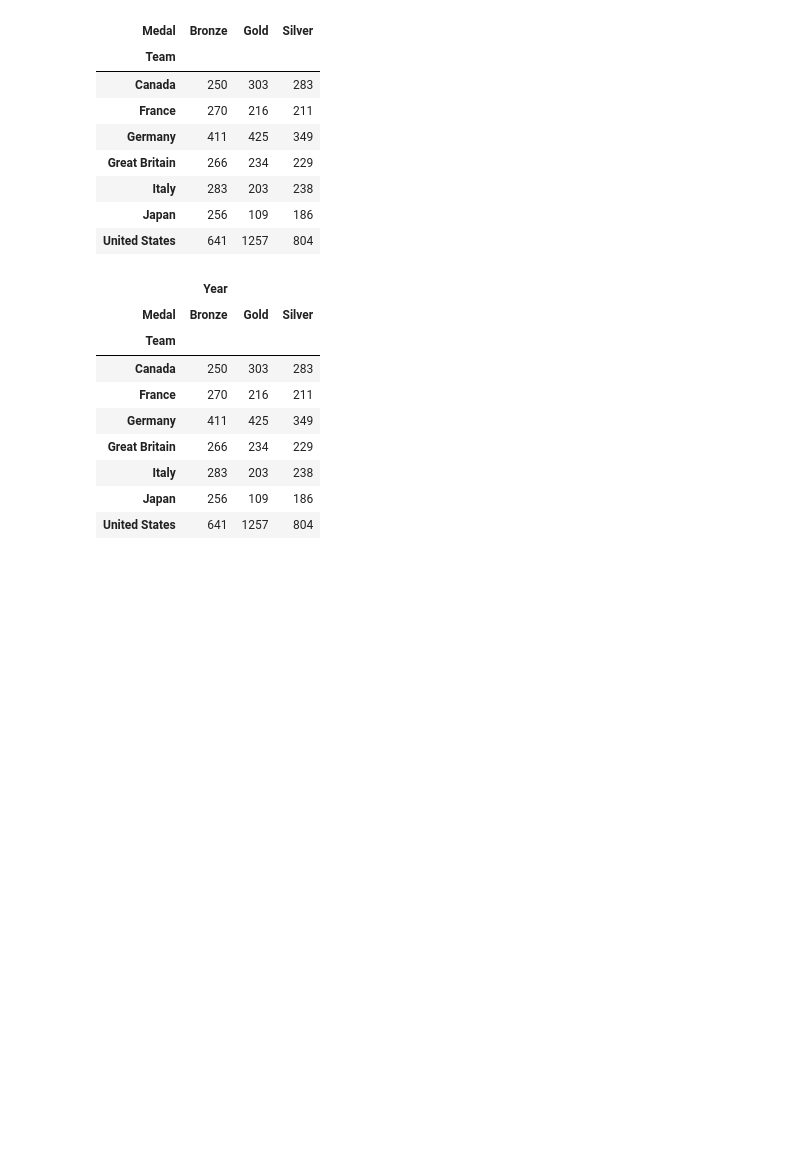
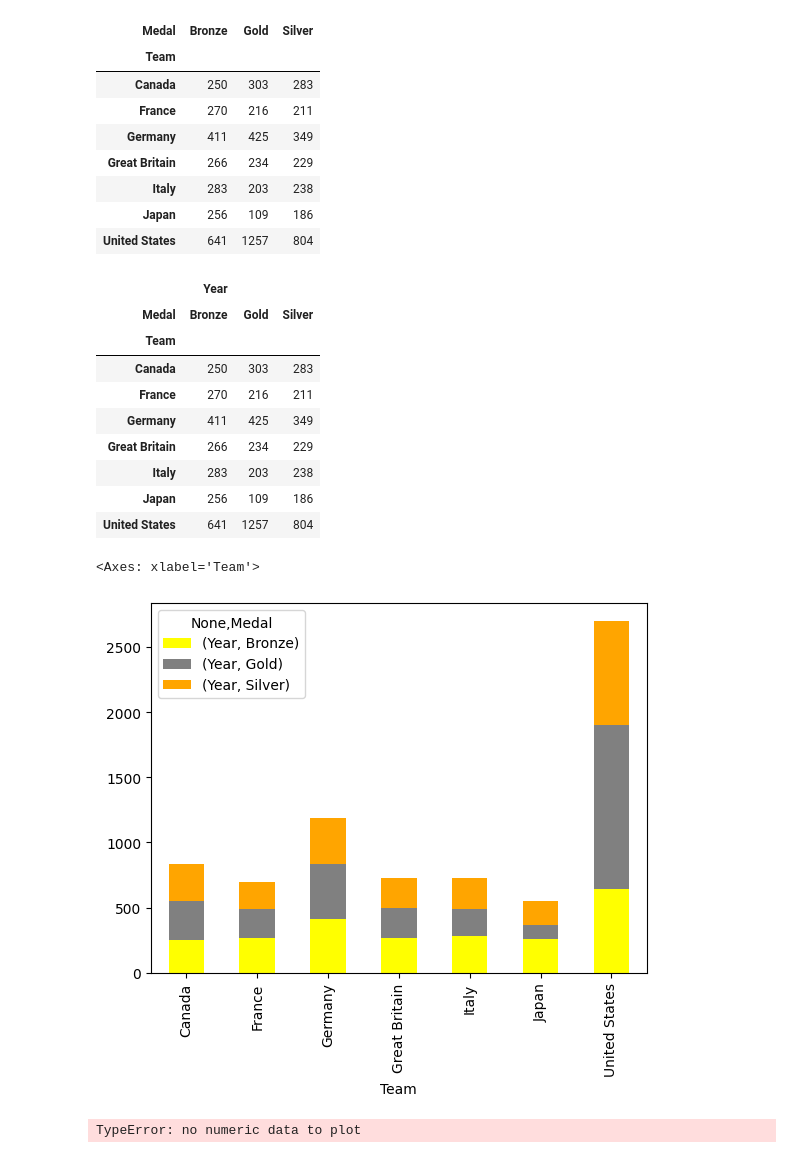
Before and after one commit to reuven/apple-2025-01Jan-plotting, a Jupyter notebook: Apple 2025-01Jan-09.ipynb, the cells around one changed output. Drawn from its saved outputs; the diff is of its cells as text; code cells hidden in the pictures; blank space fills up the shorter version.

```diff
--- a/Apple 2025-01Jan-09.ipynb
+++ b/Apple 2025-01Jan-09.ipynb
@@ -560,11 +560,18 @@ df.head()
 # %%
 (
     df
     .loc[lambda df_: df_['Year'] >= 1980]
     .loc[lambda df_: df_['Team'].isin(['United States', 'France', 'Germany',
                                        'Italy', 'Great Britain', 'Japan', 'Canada'])]
     .dropna(subset='Medal')
     .groupby(['Team', 'Medal']).count()
     .unstack(level='Medal')
-    .
+    .plot.bar(stacked=True, color=['yellow', 'gray', 'orange'])
 )
+# %% [output]
+<Axes: xlabel='Team'>
+[figure, added]
+# %%
+df['Medal'].plot.hist()
+# %% [output]
+TypeError: no numeric data to plot
```
